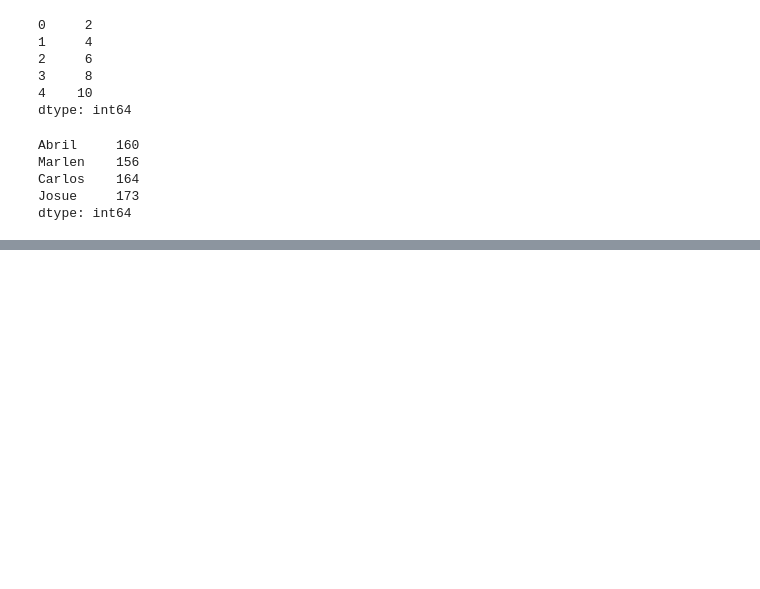
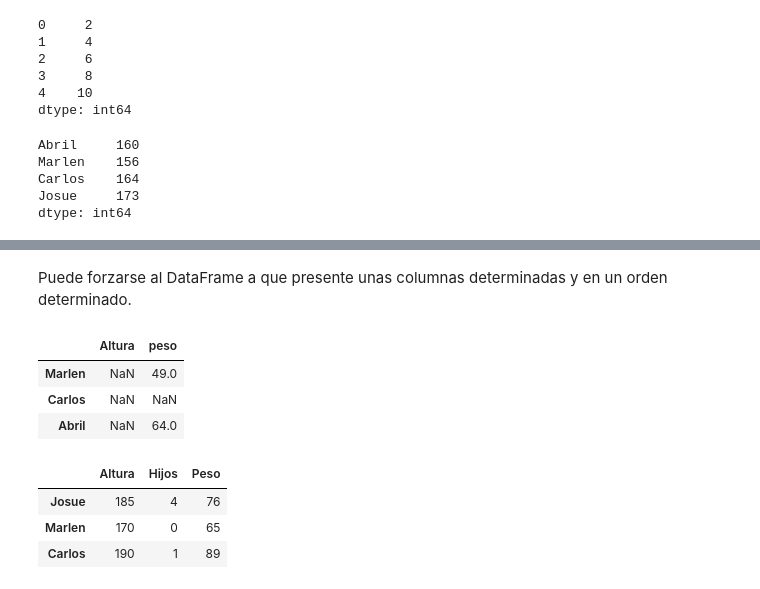
Before and after one commit to Alberto240682/Dev, a Jupyter notebook: Pandas.ipynb, the cells around one changed output, grey strips where cells are left out. Drawn from its saved outputs; the diff is of its cells as text; code cells hidden in the pictures; blank space fills up the shorter version.

```diff
--- a/Pandas.ipynb
+++ b/Pandas.ipynb
@@ -44,0 +183,41 @@ dtype: int64
+# %% [markdown]
+Puede forzarse al DataFrame a que presente unas columnas determinadas y en un orden determinado.
+# %%
+# Crear un DataFrame e inicializarlo con algunos elementos de un diccionario de objetos Series.
+personas = {
+    "peso": pd.Series([64, 49, 54, 60], ["Abril", "Marlen", "carlos", "Josue"]),
+    "altura": pd.Series({"Abril": 160, "Marlen": 156, "Carlos": 164, "Josue": 173}),
+    "hijos": pd.Series([0, 2], ["Marlen", "Carlos"])
+}
+
+df = pd.DataFrame(
+    personas,
+    columns = ["Altura", "peso"],
+    index = ["Marlen", "Carlos", "Abril"]
+)
+df
+# %% [output]
+|  | Altura | peso |
+| Marlen | NaN | 49.0 |
+| Carlos | NaN | NaN |
+| Abril | NaN | 64.0 |
+# %%
+# Crear un DataFrame e inicializarlo con una lista de listas de Python
+# Nota: Deben especificarse las columnas e índices por separado.
+valores = [
+ [185, 4, 76],
+ [170, 0, 65],
+ [190, 1, 89]
+]
+
+df = pd.DataFrame(
+    valores,
+    columns = ["Altura", "Hijos", "Peso"],
+    index = ["Josue", "Marlen", "Carlos"]
+)
+df
+# %% [output]
+|  | Altura | Hijos | Peso |
+| Josue | 185 | 4 | 76 |
+| Marlen | 170 | 0 | 65 |
+| Carlos | 190 | 1 | 89 |
```
Also changed, not shown: parts of 20 cells of this notebook.
